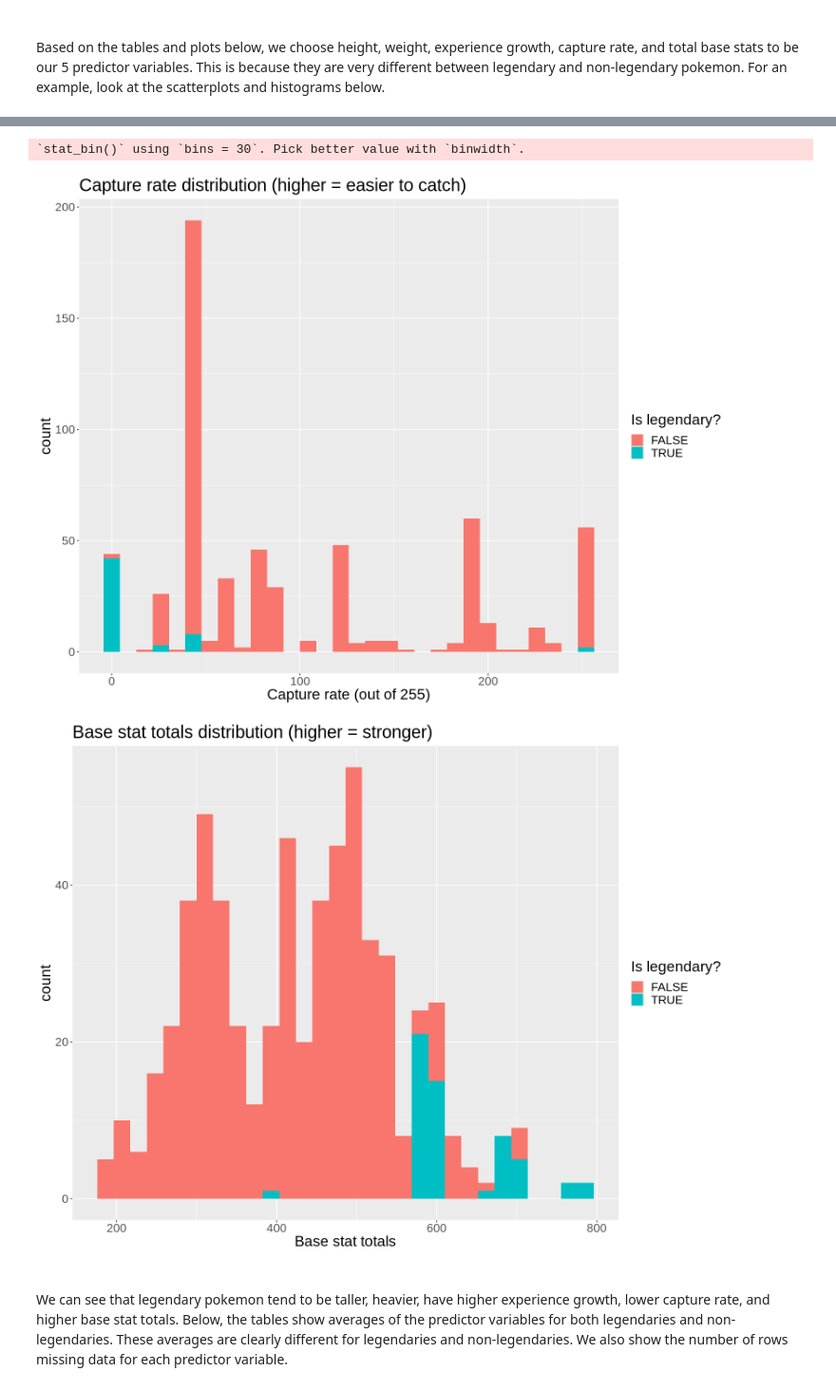
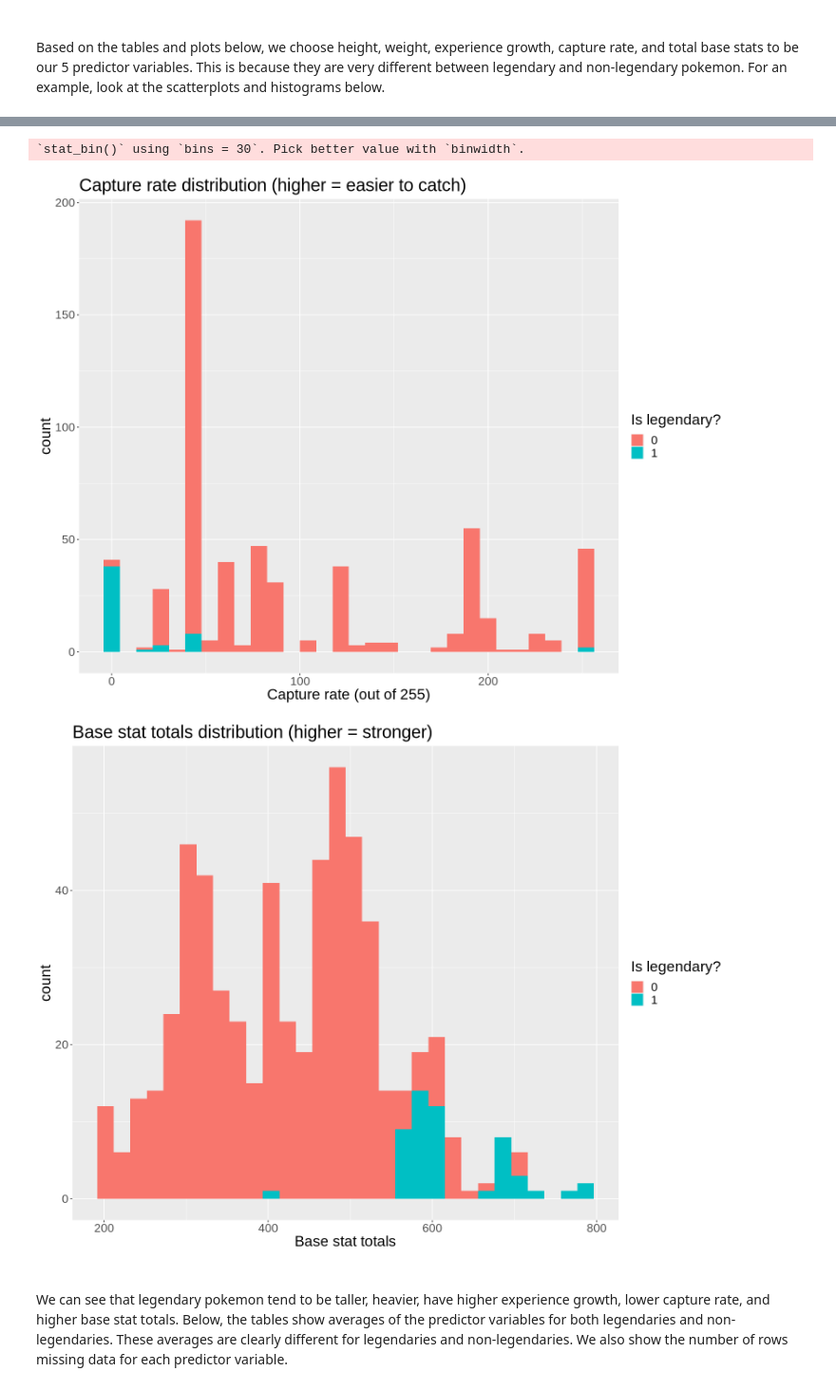
Before and after one commit to JerryMa0716/dsci-100-2023s1-group-17, a Jupyter notebook: report.ipynb, the cells around one changed output, grey strips where cells are left out. Shown at 95% size. Drawn from its saved outputs; the diff is of its cells as text; code cells hidden in the pictures.

Commit message:
did cross validation
also changed is_legendary to factor, removed NA rows of weight and height

```diff
--- a/report.ipynb
+++ b/report.ipynb
@@ -68,13 +68,15 @@ A spec_tbl_df: 801 × 41
 # %% [markdown]
 <br> Next we make the data tidy. The "abilities" column has multiple values in a single cell, so we split that column up. We also do some other minor adjustments to the data. (see comments)
 # %%
+# IS_LEGENDARY IS NOW FACTOR, NOT LOGICAL
+
 tidy_pokemon_dataset <- pokemon_dataset |>
                         mutate(abilities = substr(abilities, 2, nchar(abilities) - 1)) |>                    # remove square brackets at start and end.
                         mutate(abilities = gsub("'", "", abilities)) |>                                      # remove quotation marks.
                         separate(abilities,                                                                  # split by comma.
                                  c("ability1", "ability2", "ability3", "ability4", "ability5", "ability6"),  # (some rows have up to 6 abilities in a cell.)
                                  sep = ",") |>
-                        mutate(is_legendary = as.logical(is_legendary)) |>                                   # TRUE/FALSE is easier to understand than 0/1.
+                        mutate(is_legendary = as_factor(is_legendary)) |>
                         mutate(capture_rate = ifelse(row_number() == 774, "30", capture_rate)) |>            # Row 774 is the only pokemon with 2 forms and different
                         mutate(capture_rate = as.numeric(capture_rate))                                      # catch rates per form. We choose the most common form's catch rate.
 
@@ -95,7 +97,14 @@ A tibble: 801 × 46
 # %% [markdown]
 <br> Based on the tables and plots below, we choose height, weight, experience growth, capture rate, and total base stats to be our 5 predictor variables. This is because they are very different between legendary and non-legendary pokemon. For an example, look at the scatterplots and histograms below.
 # %%
-pokemon_split <- initial_split(tidy_pokemon_dataset, prop = 0.75, strata = is_legendary)
+# try to remove NA here!
+no_NA_tidy_pokemon_dataset <- select(tidy_pokemon_dataset, is_legendary, weight_kg, height_m, experience_growth, capture_rate, base_total) |>
+                                na.omit()
+
+no_NA_tidy_pokemon_dataset
+
+
+pokemon_split <- initial_split(no_NA_tidy_pokemon_dataset, prop = 0.75, strata = is_legendary)
 pokemon_train <- training(pokemon_split)
 pokemon_test <- testing(pokemon_split)
 
@@ -142,6 +159,6 @@ Warning message:
-`stat_bin()` using `bins = 30`. Pick better value with `binwidth`.
+`stat_bin()` using `bins = 30`. Pick better value with `binwidth`.
-[figure, old version]
+[figure, new version]
-[figure, old version]
+[figure, new version]
 # %% [markdown]
 <br> We can see that legendary pokemon tend to be taller, heavier, have higher experience growth, lower capture rate, and higher base stat totals. Below, the tables show averages of the predictor variables for both legendaries and non-legendaries. These averages are clearly different for legendaries and non-legendaries. We also show the number of rows missing data for each predictor variable.
 # %%
```
Also changed, not shown: parts of 3 cells of this notebook, 1 other file.
